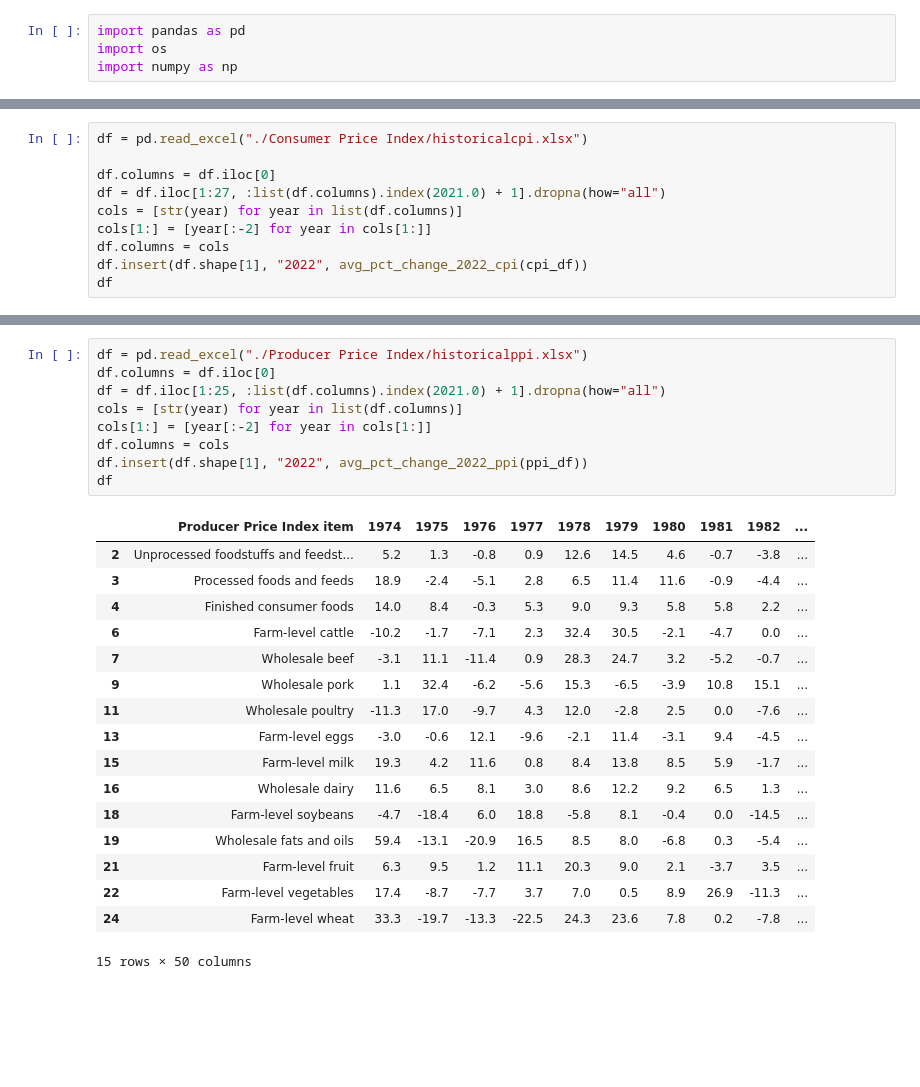
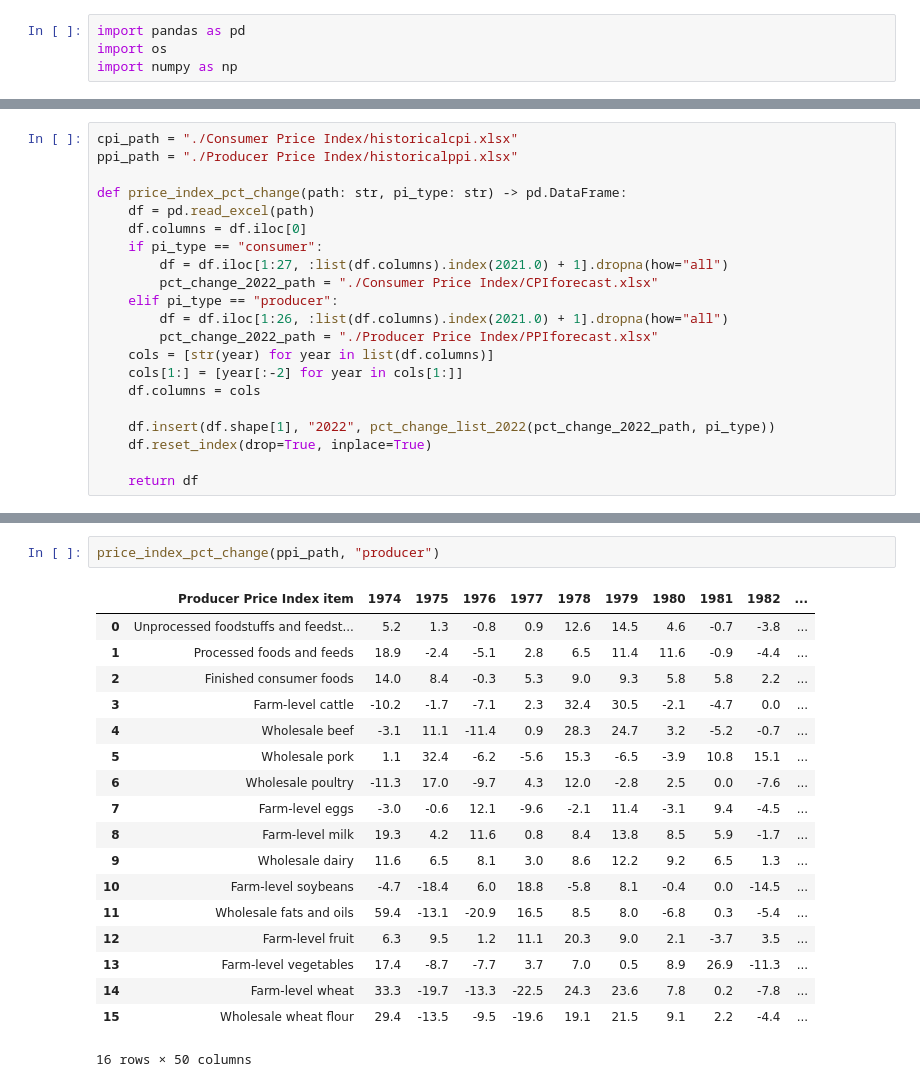
Before and after one commit to Narapady/css497_ETL_project, a Jupyter notebook: stage/price_index.ipynb, the cells around one changed output, grey strips where cells are left out. Cells and saved outputs as stored; diff of their text form; blank space fills up the shorter version.

Commit message:
done price index

```diff
--- a/stage/price_index.ipynb
+++ b/stage/price_index.ipynb
@@ -58,10 +26,21 @@ avg_pct_change_2022(ppi_path, "producer")
 # %%
-df = pd.read_excel("./Consumer Price Index/historicalcpi.xlsx")
+cpi_path = "./Consumer Price Index/historicalcpi.xlsx"
+ppi_path = "./Producer Price Index/historicalppi.xlsx"
 
-df.columns = df.iloc[0]
-df = df.iloc[1:27, :list(df.columns).index(2021.0) + 1].dropna(how="all")
-cols = [str(year) for year in list(df.columns)]
-cols[1:] = [year[:-2] for year in cols[1:]]
-df.columns = cols
-df.insert(df.shape[1], "2022", avg_pct_change_2022_cpi(cpi_df))
-df
+def price_index_pct_change(path: str, pi_type: str) -> pd.DataFrame:
+    df = pd.read_excel(path)
+    df.columns = df.iloc[0]
+    if pi_type == "consumer":
+        df = df.iloc[1:27, :list(df.columns).index(2021.0) + 1].dropna(how="all")
+        pct_change_2022_path = "./Consumer Price Index/CPIforecast.xlsx"
+    elif pi_type == "producer":
+        df = df.iloc[1:26, :list(df.columns).index(2021.0) + 1].dropna(how="all")
+        pct_change_2022_path = "./Producer Price Index/PPIforecast.xlsx"
+    cols = [str(year) for year in list(df.columns)]
+    cols[1:] = [year[:-2] for year in cols[1:]]
+    df.columns = cols
+
+    df.insert(df.shape[1], "2022", pct_change_list_2022(pct_change_2022_path, pi_type))
+    df.reset_index(drop=True, inplace=True)
+
+    return df
@@ -87,27 +47,21 @@ df
-# %%
-df = pd.read_excel("./Producer Price Index/historicalppi.xlsx")
-df.columns = df.iloc[0]
-df = df.iloc[1:25, :list(df.columns).index(2021.0) + 1].dropna(how="all")
-cols = [str(year) for year in list(df.columns)]
-cols[1:] = [year[:-2] for year in cols[1:]]
-df.columns = cols
-df.insert(df.shape[1], "2022", avg_pct_change_2022_ppi(ppi_df))
-df
-# %% [output]
-|  | Producer Price Index item | 1974 | 1975 | 1976 | 1977 | 1978 | 1979 | 1980 | 1981 | 1982 | ... |
-| 2 | Unprocessed foodstuffs and feedst... | 5.2 | 1.3 | -0.8 | 0.9 | 12.6 | 14.5 | 4.6 | -0.7 | -3.8 | ... |
-| 3 | Processed foods and feeds | 18.9 | -2.4 | -5.1 | 2.8 | 6.5 | 11.4 | 11.6 | -0.9 | -4.4 | ... |
-| 4 | Finished consumer foods | 14.0 | 8.4 | -0.3 | 5.3 | 9.0 | 9.3 | 5.8 | 5.8 | 2.2 | ... |
-| 6 | Farm-level cattle | -10.2 | -1.7 | -7.1 | 2.3 | 32.4 | 30.5 | -2.1 | -4.7 | 0.0 | ... |
-| 7 | Wholesale beef | -3.1 | 11.1 | -11.4 | 0.9 | 28.3 | 24.7 | 3.2 | -5.2 | -0.7 | ... |
-| 9 | Wholesale pork | 1.1 | 32.4 | -6.2 | -5.6 | 15.3 | -6.5 | -3.9 | 10.8 | 15.1 | ... |
-| 11 | Wholesale poultry | -11.3 | 17.0 | -9.7 | 4.3 | 12.0 | -2.8 | 2.5 | 0.0 | -7.6 | ... |
-| 13 | Farm-level eggs | -3.0 | -0.6 | 12.1 | -9.6 | -2.1 | 11.4 | -3.1 | 9.4 | -4.5 | ... |
-| 15 | Farm-level milk | 19.3 | 4.2 | 11.6 | 0.8 | 8.4 | 13.8 | 8.5 | 5.9 | -1.7 | ... |
-| 16 | Wholesale dairy | 11.6 | 6.5 | 8.1 | 3.0 | 8.6 | 12.2 | 9.2 | 6.5 | 1.3 | ... |
-| 18 | Farm-level soybeans | -4.7 | -18.4 | 6.0 | 18.8 | -5.8 | 8.1 | -0.4 | 0.0 | -14.5 | ... |
-| 19 | Wholesale fats and oils | 59.4 | -13.1 | -20.9 | 16.5 | 8.5 | 8.0 | -6.8 | 0.3 | -5.4 | ... |
-| 21 | Farm-level fruit | 6.3 | 9.5 | 1.2 | 11.1 | 20.3 | 9.0 | 2.1 | -3.7 | 3.5 | ... |
-| 22 | Farm-level vegetables | 17.4 | -8.7 | -7.7 | 3.7 | 7.0 | 0.5 | 8.9 | 26.9 | -11.3 | ... |
-| 24 | Farm-level wheat | 33.3 | -19.7 | -13.3 | -22.5 | 24.3 | 23.6 | 7.8 | 0.2 | -7.8 | ... |
-15 rows × 50 columns
+# %%
+price_index_pct_change(ppi_path, "producer")
+# %% [output]
+|  | Producer Price Index item | 1974 | 1975 | 1976 | 1977 | 1978 | 1979 | 1980 | 1981 | 1982 | ... |
+| 0 | Unprocessed foodstuffs and feedst... | 5.2 | 1.3 | -0.8 | 0.9 | 12.6 | 14.5 | 4.6 | -0.7 | -3.8 | ... |
+| 1 | Processed foods and feeds | 18.9 | -2.4 | -5.1 | 2.8 | 6.5 | 11.4 | 11.6 | -0.9 | -4.4 | ... |
+| 2 | Finished consumer foods | 14.0 | 8.4 | -0.3 | 5.3 | 9.0 | 9.3 | 5.8 | 5.8 | 2.2 | ... |
+| 3 | Farm-level cattle | -10.2 | -1.7 | -7.1 | 2.3 | 32.4 | 30.5 | -2.1 | -4.7 | 0.0 | ... |
+| 4 | Wholesale beef | -3.1 | 11.1 | -11.4 | 0.9 | 28.3 | 24.7 | 3.2 | -5.2 | -0.7 | ... |
+| 5 | Wholesale pork | 1.1 | 32.4 | -6.2 | -5.6 | 15.3 | -6.5 | -3.9 | 10.8 | 15.1 | ... |
+| 6 | Wholesale poultry | -11.3 | 17.0 | -9.7 | 4.3 | 12.0 | -2.8 | 2.5 | 0.0 | -7.6 | ... |
+| 7 | Farm-level eggs | -3.0 | -0.6 | 12.1 | -9.6 | -2.1 | 11.4 | -3.1 | 9.4 | -4.5 | ... |
+| 8 | Farm-level milk | 19.3 | 4.2 | 11.6 | 0.8 | 8.4 | 13.8 | 8.5 | 5.9 | -1.7 | ... |
+| 9 | Wholesale dairy | 11.6 | 6.5 | 8.1 | 3.0 | 8.6 | 12.2 | 9.2 | 6.5 | 1.3 | ... |
+| 10 | Farm-level soybeans | -4.7 | -18.4 | 6.0 | 18.8 | -5.8 | 8.1 | -0.4 | 0.0 | -14.5 | ... |
+| 11 | Wholesale fats and oils | 59.4 | -13.1 | -20.9 | 16.5 | 8.5 | 8.0 | -6.8 | 0.3 | -5.4 | ... |
+| 12 | Farm-level fruit | 6.3 | 9.5 | 1.2 | 11.1 | 20.3 | 9.0 | 2.1 | -3.7 | 3.5 | ... |
+| 13 | Farm-level vegetables | 17.4 | -8.7 | -7.7 | 3.7 | 7.0 | 0.5 | 8.9 | 26.9 | -11.3 | ... |
+| 14 | Farm-level wheat | 33.3 | -19.7 | -13.3 | -22.5 | 24.3 | 23.6 | 7.8 | 0.2 | -7.8 | ... |
+| 15 | Wholesale wheat flour | 29.4 | -13.5 | -9.5 | -19.6 | 19.1 | 21.5 | 9.1 | 2.2 | -4.4 | ... |
+16 rows × 50 columns
```
Also changed, not shown: parts of 4 cells of this notebook.
